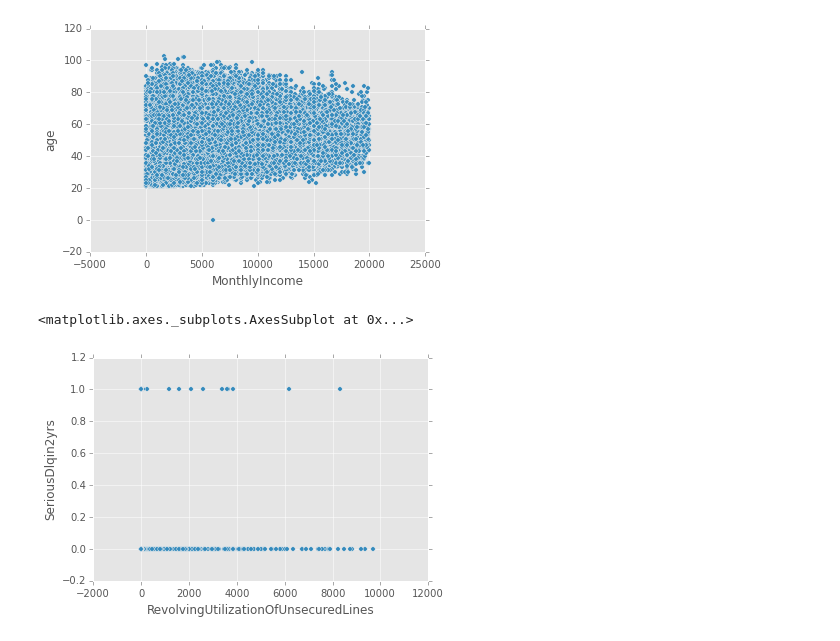
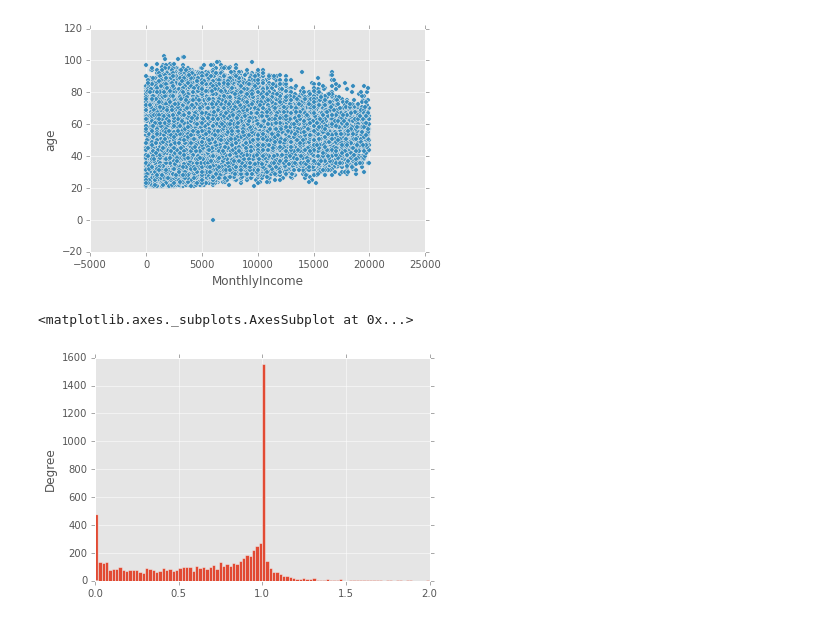
Before and after one commit to roechi/machine_learning_assignment, a Jupyter notebook: beleg2/analysis.ipynb, the cells around one changed output. Drawn from its saved outputs; the diff is of its cells as text; code cells hidden in the pictures.

```diff
--- a/beleg2/analysis.ipynb
+++ b/beleg2/analysis.ipynb
@@ -261,8 +261,9 @@ df.loc[df['MonthlyIncome'] < 20000].plot(kind='scatter', x='MonthlyIncome', y='a
 plt.show()
 # %% [output]
 [figure]
-# %%
-df.loc[df.RevolvingUtilizationOfUnsecuredLines < 10000].plot(kind='scatter', x='RevolvingUtilizationOfUnsecuredLines', y='SeriousDlqin2yrs')
-# %% [output]
-<matplotlib.axes._subplots.AxesSubplot at 0x...>
-[figure, removed]
+# %%
+rev = df.loc[df.RevolvingUtilizationOfUnsecuredLines <= 2]
+rev.loc[rev.SeriousDlqin2yrs == 1].RevolvingUtilizationOfUnsecuredLines.plot(kind='hist', bins = 100, legend=False)
+# %% [output]
+<matplotlib.axes._subplots.AxesSubplot at 0x...>
+[figure, added]
```
Also changed, not shown: parts of 8 cells of this notebook, 4 other files.
